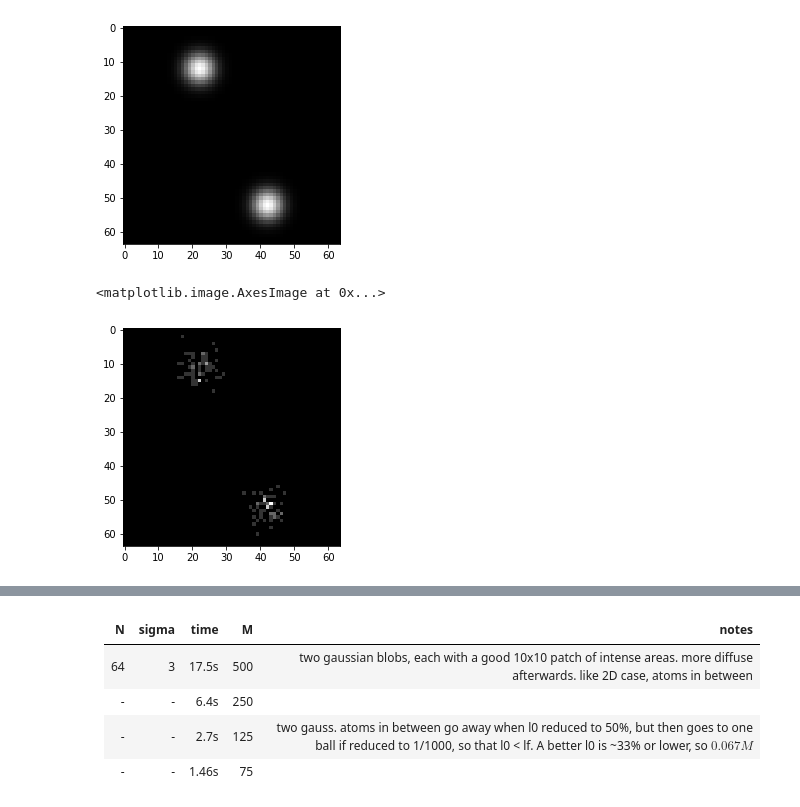
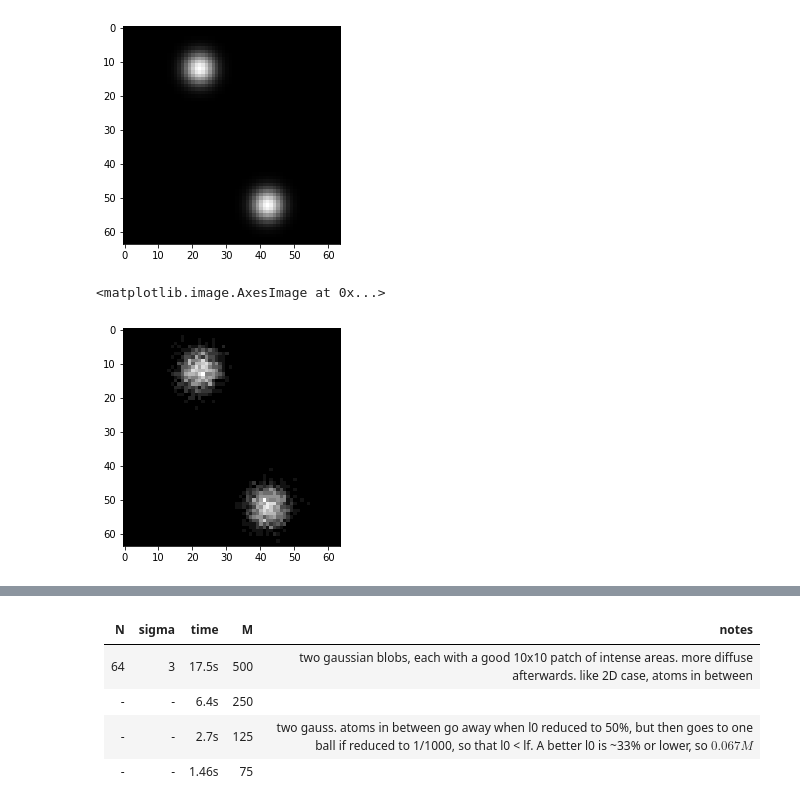
Before and after one commit to geoffwoollard/learn_cryoem_math, a Jupyter notebook: nb/topology_representing_network.ipynb, the cells around one changed output, grey strips where cells are left out. Saved outputs shown, nothing was run; the diff lists cells and outputs as text; code cells hidden in the pictures.

```diff
--- a/nb/topology_representing_network.ipynb
+++ b/nb/topology_representing_network.ipynb
@@ -269,16 +268,16 @@ doplt(arr.sum(-1))
 # %%
 arr_flat = arr.flatten()
 arr_idx = np.arange(arr_flat.shape[0])
 np.random.seed(1)
-M=125
+M=3000
 samples_idx = np.random.choice(arr_idx,size=M,replace=True,p=arr_flat) # replace or not... not sure
 
 arr_empty = np.zeros(N*N*N)
 arr_empty[samples_idx]=1
 doplt(arr_empty.reshape(N,N,N).sum(-1))
 # %% [output]
 <matplotlib.image.AxesImage at 0x...>
-[figure, old version]
+[figure, new version]
 # %%
 r_idx = np.random.choice(arr_idx,p=arr_flat)
 r = xyz[r_idx]
```
Also changed, not shown: parts of 16 cells of this notebook.
